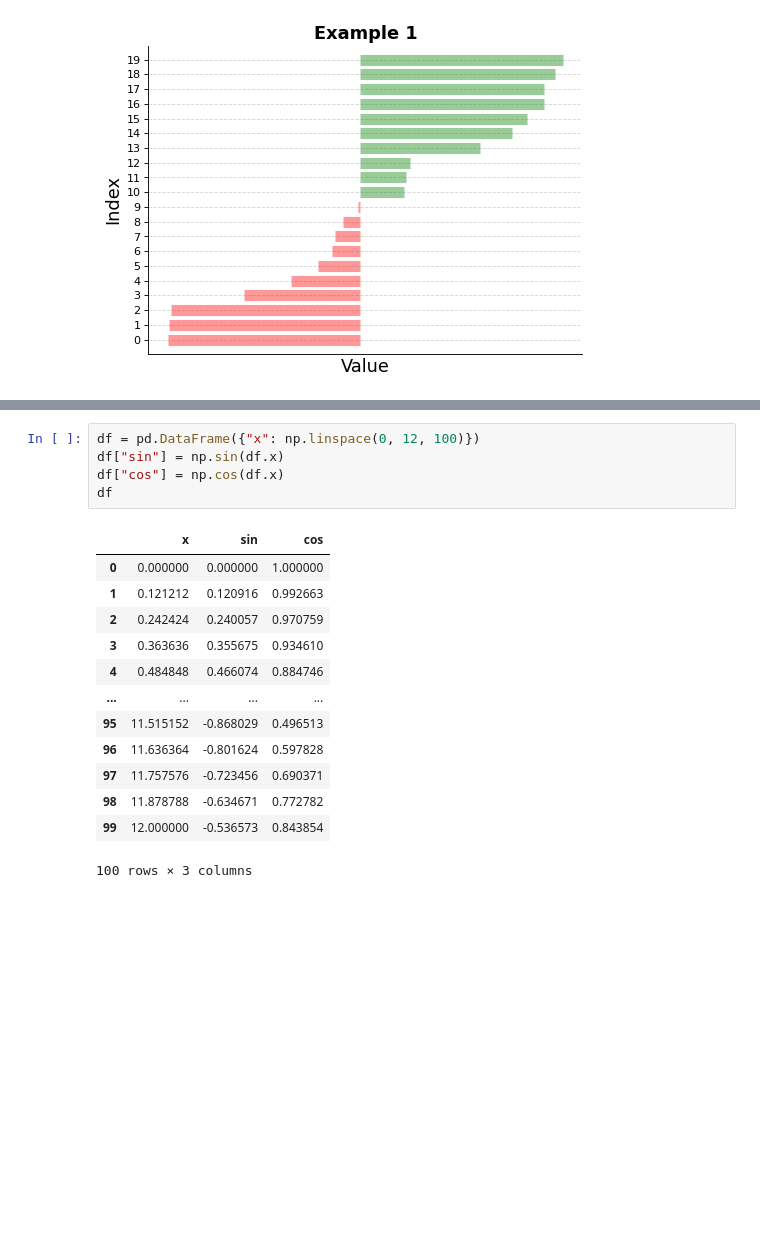
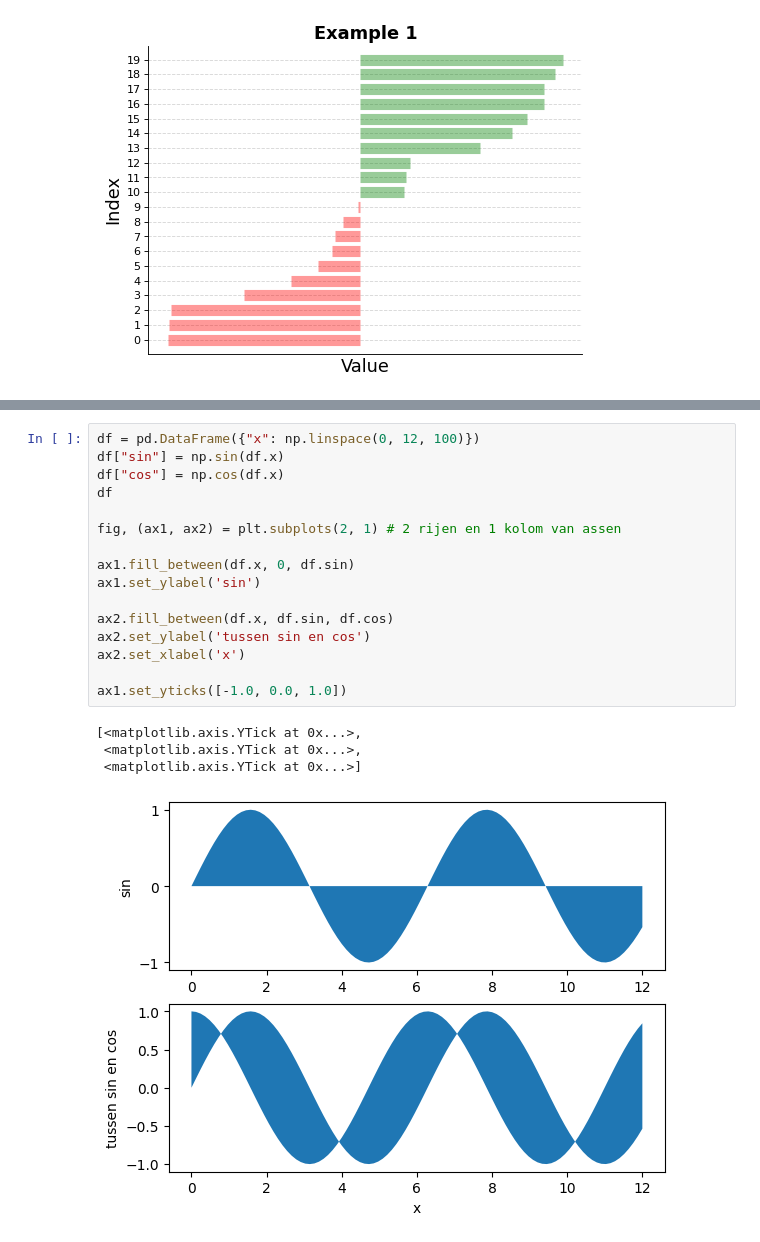
Before and after one commit to Data-Science-2425/Leerstof2, a Jupyter notebook: Week 4/06_Rapporting.ipynb, the cells around one changed output, grey strips where cells are left out. Saved outputs shown, nothing was run; the diff lists cells and outputs as text; blank space fills up the shorter version.

```diff
--- a/Week 4/06_Rapporting.ipynb
+++ b/Week 4/06_Rapporting.ipynb
@@ -132,22 +132,24 @@ Tips:
 # %%
 df = pd.DataFrame({"x": np.linspace(0, 12, 100)})
 df["sin"] = np.sin(df.x)
 df["cos"] = np.cos(df.x)
 df
+
+fig, (ax1, ax2) = plt.subplots(2, 1) # 2 rijen en 1 kolom van assen
+
+ax1.fill_between(df.x, 0, df.sin)
+ax1.set_ylabel('sin')
+
+ax2.fill_between(df.x, df.sin, df.cos)
+ax2.set_ylabel('tussen sin en cos')
+ax2.set_xlabel('x')
+
+ax1.set_yticks([-1.0, 0.0, 1.0])
 # %% [output]
-|  | x | sin | cos |
-| 0 | 0.000000 | 0.000000 | 1.000000 |
-| 1 | 0.121212 | 0.120916 | 0.992663 |
-| 2 | 0.242424 | 0.240057 | 0.970759 |
-| 3 | 0.363636 | 0.355675 | 0.934610 |
-| 4 | 0.484848 | 0.466074 | 0.884746 |
-| ... | ... | ... | ... |
-| 95 | 11.515152 | -0.868029 | 0.496513 |
-| 96 | 11.636364 | -0.801624 | 0.597828 |
-| 97 | 11.757576 | -0.723456 | 0.690371 |
-| 98 | 11.878788 | -0.634671 | 0.772782 |
-| 99 | 12.000000 | -0.536573 | 0.843854 |
-100 rows × 3 columns
+[<matplotlib.axis.YTick at 0x...>,
+ <matplotlib.axis.YTick at 0x...>,
+ <matplotlib.axis.YTick at 0x...>]
+[figure, added]
 # %% [markdown]
 ## Verband tussen features
 
```
Also changed, not shown: parts of 7 cells of this notebook.
